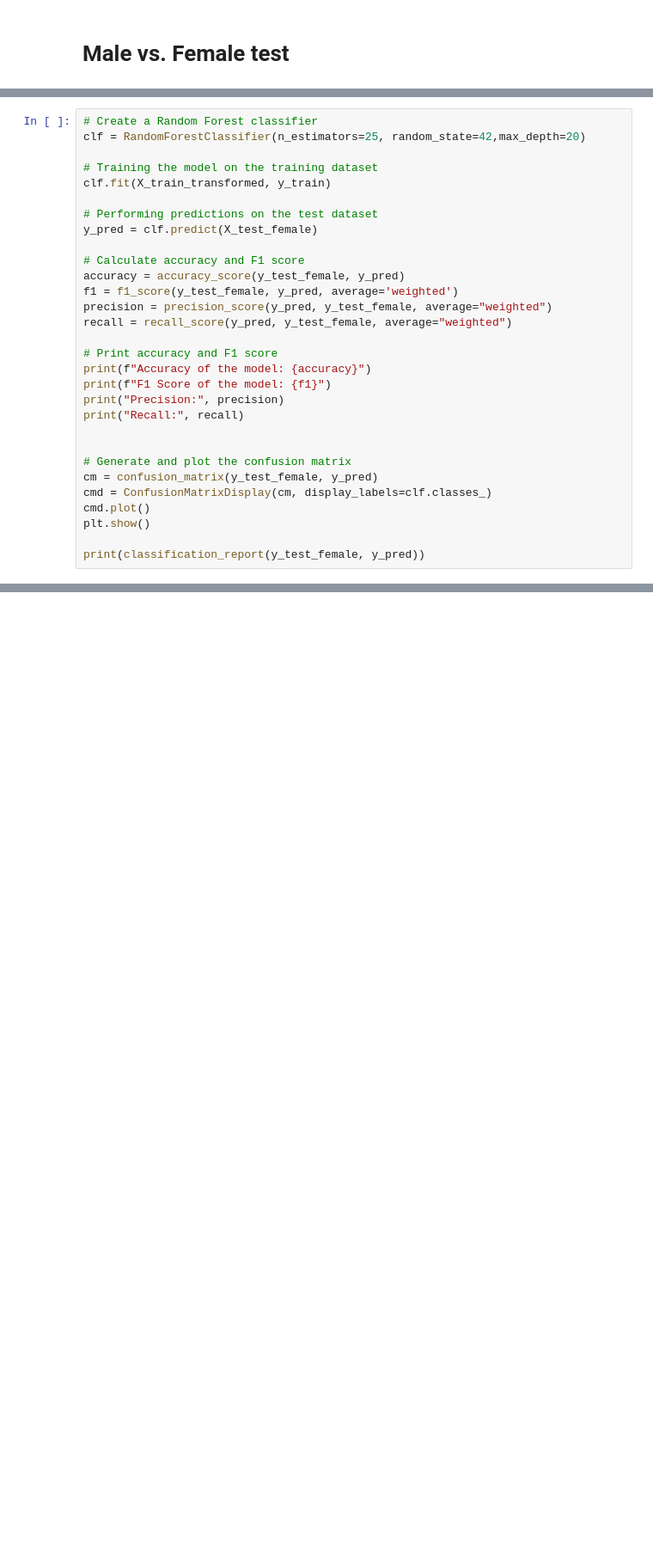
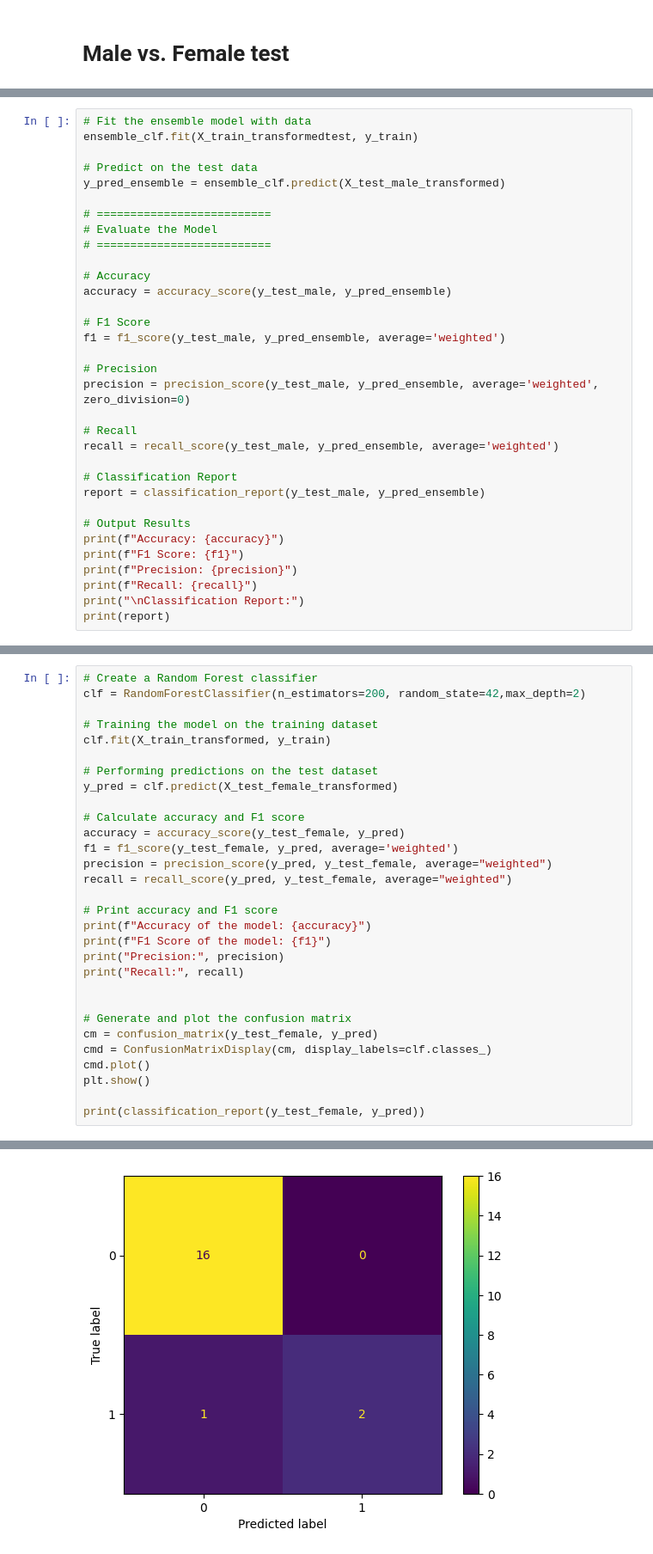
Before and after one commit to Jdasanja/masters_thesis, a Jupyter notebook: ML_Algo_4_binary_classification.ipynb, the cells around one changed output, grey strips where cells are left out. Shown at 86% size. Cells and saved outputs as stored; diff of their text form; blank space fills up the shorter version.

```diff
--- a/ML_Algo_4_binary_classification.ipynb
+++ b/ML_Algo_4_binary_classification.ipynb
@@ -2157,0 +2652,33 @@ print("Female Test Set Shape (y):", y_test_female.shape)
+# %%
+# Fit the ensemble model with data
+ensemble_clf.fit(X_train_transformedtest, y_train)
+
+# Predict on the test data
+y_pred_ensemble = ensemble_clf.predict(X_test_male_transformed)
+
+# ==========================
+# Evaluate the Model
+# ==========================
+
+# Accuracy
+accuracy = accuracy_score(y_test_male, y_pred_ensemble)
+
+# F1 Score
+f1 = f1_score(y_test_male, y_pred_ensemble, average='weighted')
+
+# Precision
+precision = precision_score(y_test_male, y_pred_ensemble, average='weighted', zero_division=0)
+
+# Recall
+recall = recall_score(y_test_male, y_pred_ensemble, average='weighted')
+
+# Classification Report
+report = classification_report(y_test_male, y_pred_ensemble)
+
+# Output Results
+print(f"Accuracy: {accuracy}")
+print(f"F1 Score: {f1}")
+print(f"Precision: {precision}")
+print(f"Recall: {recall}")
+print("\nClassification Report:")
+print(report)
@@ -2158,12 +2775,12 @@ print("Female Test Set Shape (y):", y_test_female.shape)
 # %%
 # Create a Random Forest classifier
-clf = RandomForestClassifier(n_estimators=25, random_state=42,max_depth=20)
+clf = RandomForestClassifier(n_estimators=200, random_state=42,max_depth=2)
 
 # Training the model on the training dataset
 clf.fit(X_train_transformed, y_train)
 
 # Performing predictions on the test dataset
-y_pred = clf.predict(X_test_female)
+y_pred = clf.predict(X_test_female_transformed)
 
 # Calculate accuracy and F1 score
 accuracy = accuracy_score(y_test_female, y_pred)
@@ -2185,3 +2802,4 @@ cmd.plot()
 plt.show()
 
 print(classification_report(y_test_female, y_pred))
+# %% [output]
@@ -2187,0 +2810 @@ print(classification_report(y_test_female, y_pred))
+[figure, added]
```
Also changed, not shown: parts of 55 cells of this notebook.
